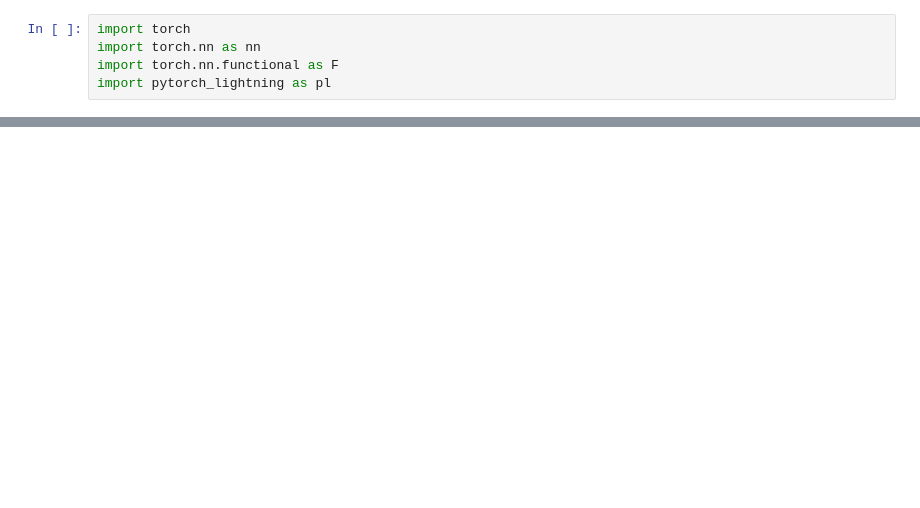
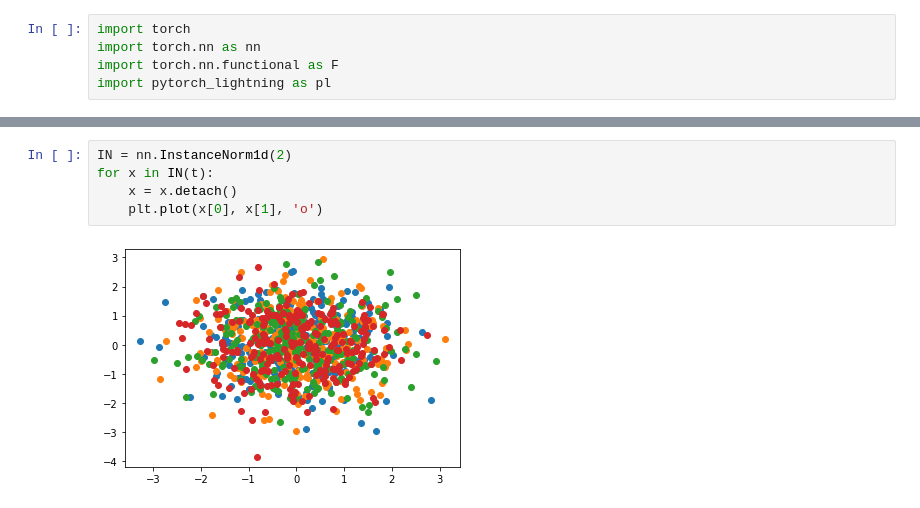
Before and after one commit to sustc11810424/Fluid-Modeling, a Jupyter notebook: test2.ipynb, the cells around one changed output, grey strips where cells are left out. Cells and saved outputs as stored; diff of their text form; blank space fills up the shorter version.

```diff
--- a/test2.ipynb
+++ b/test2.ipynb
@@ -77,0 +46,7 @@ OSError: libGLU.so.1: cannot open shared object file: No such file or directory
+# %%
+IN = nn.InstanceNorm1d(2)
+for x in IN(t):
+    x = x.detach()
+    plt.plot(x[0], x[1], 'o')
+# %% [output]
+[figure, added]
```
Also changed, not shown: parts of 11 cells of this notebook, 12 other files.
